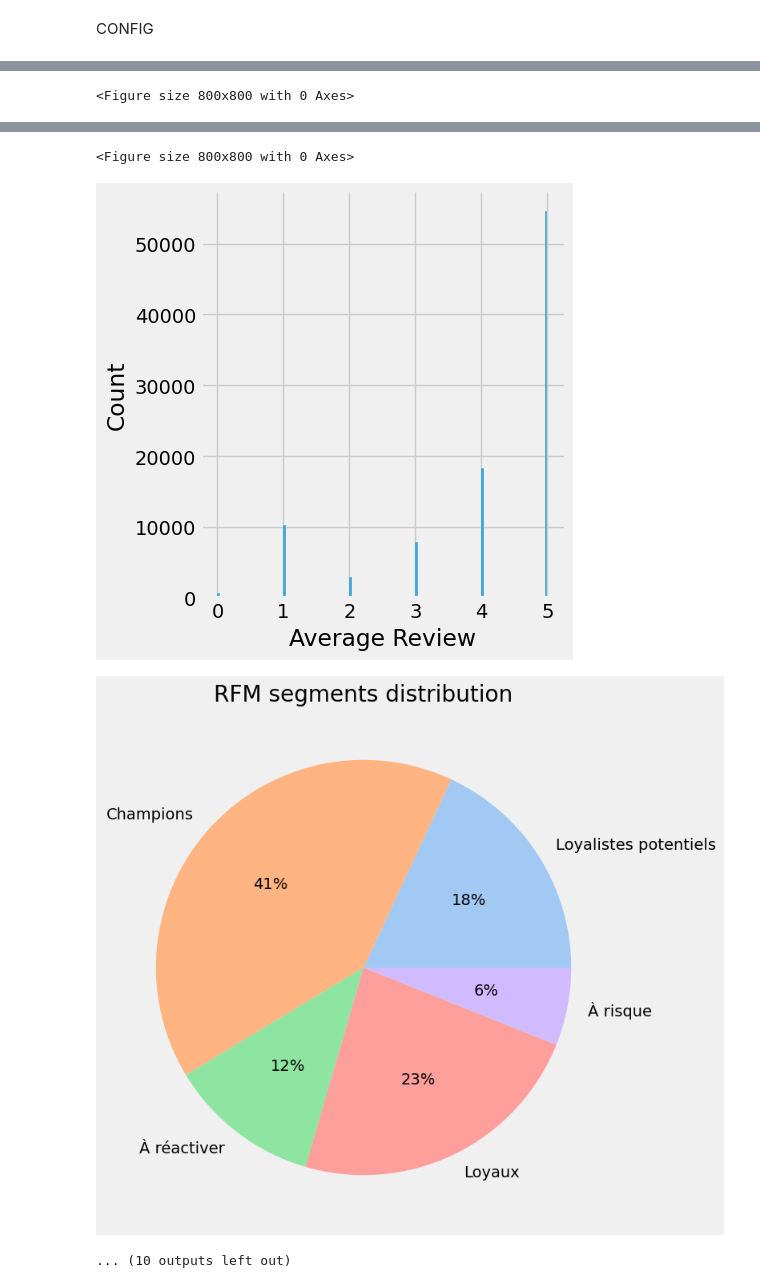
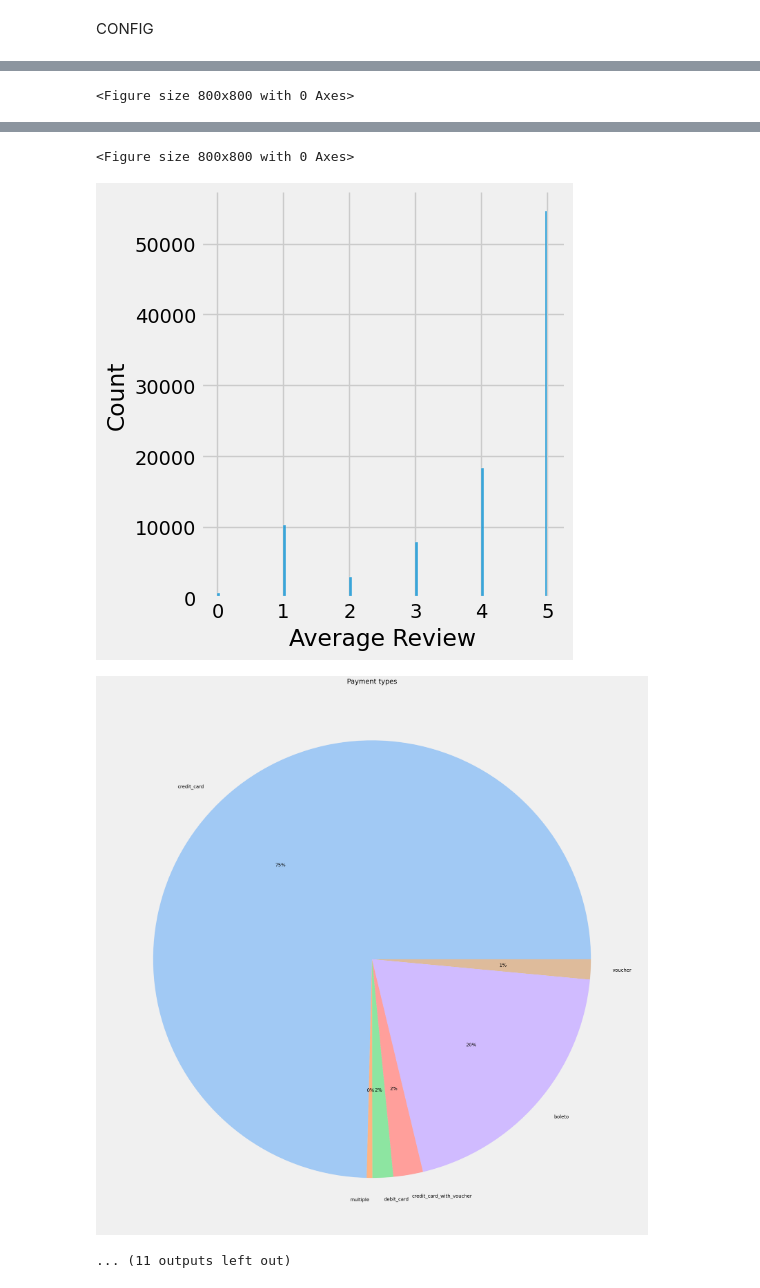
Before and after one commit to xbarrelet/ml-project-4, a Jupyter notebook: Barrelet_Xavier_2_notebook_exploration_072024.ipynb, the cells around one changed output, grey strips where cells are left out. Saved outputs shown, nothing was run; the diff lists cells and outputs as text; code cells hidden in the pictures.

```diff
--- a/Barrelet_Xavier_2_notebook_exploration_072024.ipynb
+++ b/Barrelet_Xavier_2_notebook_exploration_072024.ipynb
@@ -172,6 +206,25 @@ def create_pieplot_for_RFM_segments(df, prefix):
 
     plt.show()
     plt.close()
+# %%
+def create_pieplot_for_payment_types(df, prefix):
+    """Generate and display the pie plot for the payment types."""
+    unique_values = df["payment_type"].unique()
+    data = []
+    labels = []
+
+    for value in unique_values:
+        values_count = df["payment_type"].value_counts()[value]
+        data.append(values_count)
+        labels.append(value)
+
+    plt.figure(figsize=(30, 28))
+    colors = sns.color_palette('pastel')[0:6]
+    plt.pie(data, labels=labels, colors=colors, autopct='%.0f%%')
+    plt.title('Payment types')
+
+    plt.show()
+    plt.close()
 # %%
 def visualize_data(df, prefix):
     """Generate and display the distribution plot for all attributes."""
@@ -180,6 +233,9 @@ def visualize_data(df, prefix):
     create_visualization_plot_for_attribute(df, "Monetary_Value", prefix)
     create_visualization_plot_for_attribute(df, "average_review", prefix)
 
+    if "payment_type" in df.columns:
+        create_pieplot_for_payment_types(df, prefix)
+
     if "RFM_Level" in df.columns:
         create_pieplot_for_RFM_segments(df, prefix)
 # %%
@@ -242,6 +298,7 @@ print("Visualizing all attributes distribution pre-scaling.\n")
 visualize_data(df, "pre_scaling")
 
 df.drop(columns=["RFM_Level"], axis=1, inplace=True)
+df.drop(columns=["payment_type"], axis=1, inplace=True)
 
 scaled_df = DataFrame(
     StandardScaler().fit_transform(df),
@@ -275,8 +332,8 @@ Visualizing all attributes distribution pre-scaling.
 <Figure size 800x800 with 0 Axes>
 [figure]
 <Figure size 800x800 with 0 Axes>
 [figure]
 <Figure size 800x800 with 0 Axes>
 [figure]
-[figure, old version]
+[figure, new version]
-... (10 outputs left out)
+... (11 outputs left out)
```
Also changed, not shown: parts of 3 cells of this notebook, 5 other files.
